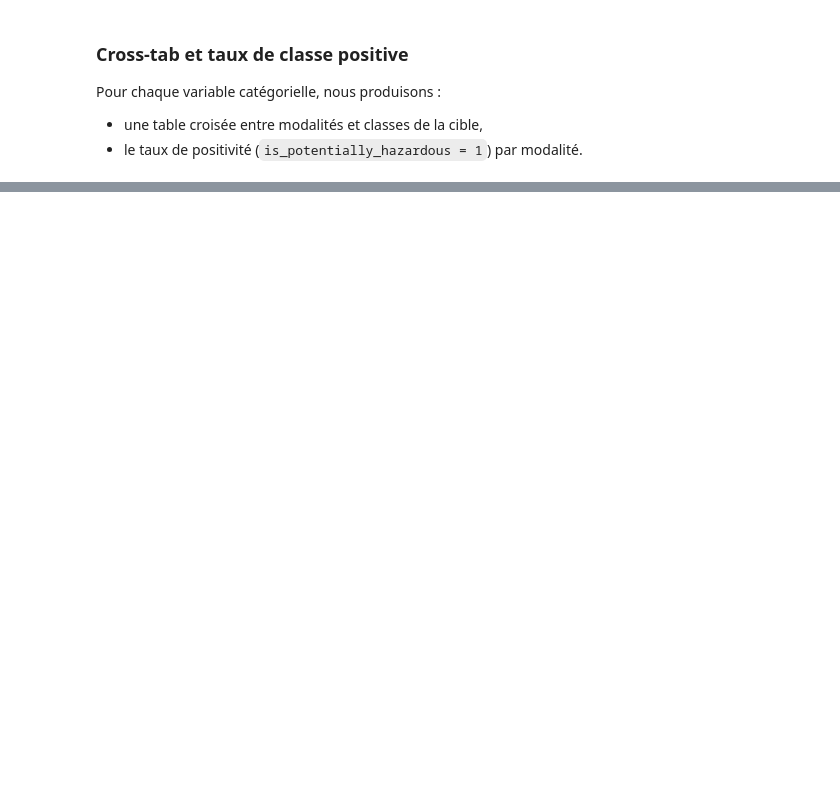
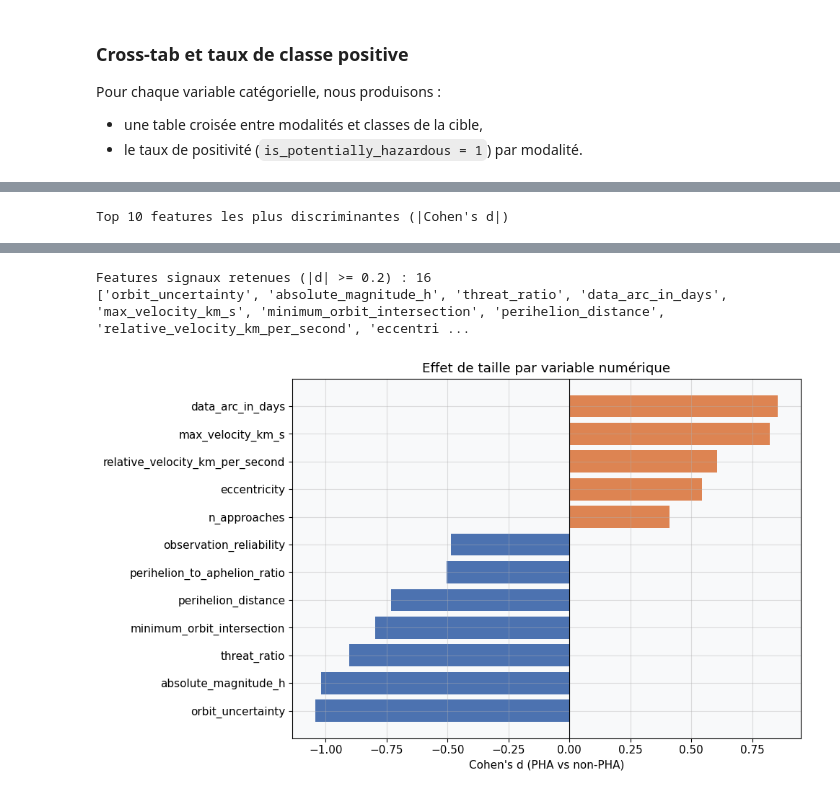
Before and after one commit to zakariyaee/Projet_ML, a Jupyter notebook: notebooks/02_eda.ipynb, the cells around one changed output, grey strips where cells are left out. Cells and saved outputs as stored; diff of their text form; code cells hidden in the pictures; blank space fills up the shorter version.

```diff
--- a/notebooks/02_eda.ipynb
+++ b/notebooks/02_eda.ipynb
@@ -570,0 +674,10 @@ for col in cat_cols:
+# %%
+feature_cols = [c for c in cont_cols if c != TARGET]
+
+stats_by_class = (
+    df.groupby(TARGET)[feature_cols]
+    .agg(["mean", "median", "std"])
+    .round(6)
+)
+print("Statistiques descriptives par classe (extrait des 8 premières variables)")
+display(stats_by_class.iloc[:, :24])
@@ -570,0 +692,58 @@ for col in cat_cols:
+# %%
+from scipy import stats
+
+def cohens_d(x0, x1):
+    n0, n1 = len(x0), len(x1)
+    if n0 < 2 or n1 < 2:
+        return np.nan
+    var0, var1 = x0.var(ddof=1), x1.var(ddof=1)
+    pooled = ((n0 - 1) * var0 + (n1 - 1) * var1) / (n0 + n1 - 2)
+    if pooled == 0:
+        return 0.0
+    return (x1.mean() - x0.mean()) / np.sqrt(pooled)
+
+signal_rows = []
+x0 = df.loc[df[TARGET] == 0]
+x1 = df.loc[df[TARGET] == 1]
+
+for col in feature_cols:
+    a, b = x0[col].dropna(), x1[col].dropna()
+    d = cohens_d(a, b)
+    _, pval = stats.mannwhitneyu(a, b, alternative="two-sided")
+    signal_rows.append({
+        "variable": col,
+        "mean_non_pha": a.mean(),
+        "mean_pha": b.mean(),
+        "cohens_d": d,
+        "abs_cohens_d": abs(d),
+        "mannwhitney_p": pval,
+    })
+
+signal_df = (
+    pd.DataFrame(signal_rows)
+    .sort_values("abs_cohens_d", ascending=False)
+    .reset_index(drop=True)
+)
+signal_df["feature_signal"] = signal_df["abs_cohens_d"] >= 0.2
+
+print("Top 10 features les plus discriminantes (|Cohen's d|)")
+display(
+    signal_df.head(10)[
+        ["variable", "mean_non_pha", "mean_pha", "cohens_d", "mannwhitney_p", "feature_signal"]
+    ]
+)
+
+top_signals = signal_df.loc[signal_df["feature_signal"], "variable"].tolist()
+print(f"Features signaux retenues (|d| >= 0.2) : {len(top_signals)}")
+print(top_signals)
+
+fig, ax = plt.subplots(figsize=(10, 6))
+top_plot = signal_df.head(12).sort_values("cohens_d")
+ax.barh(top_plot["variable"], top_plot["cohens_d"], color=np.where(top_plot["cohens_d"] > 0, "#DD8452", "#4C72B0"))
+ax.axvline(0, color="black", linewidth=0.8)
+ax.set_xlabel("Cohen's d (PHA vs non-PHA)")
+ax.set_title("Effet de taille par variable numérique")
+plt.tight_layout()
+plt.show()
+# %% [output]
+Top 10 features les plus discriminantes (|Cohen's d|)
@@ -570,0 +761,3 @@ for col in cat_cols:
+Features signaux retenues (|d| >= 0.2) : 16
+['orbit_uncertainty', 'absolute_magnitude_h', 'threat_ratio', 'data_arc_in_days', 'max_velocity_km_s', 'minimum_orbit_intersection', 'perihelion_distance', 'relative_velocity_km_per_second', 'eccentri ...
+[figure, added]
```
Also changed, not shown: parts of 11 cells of this notebook.
